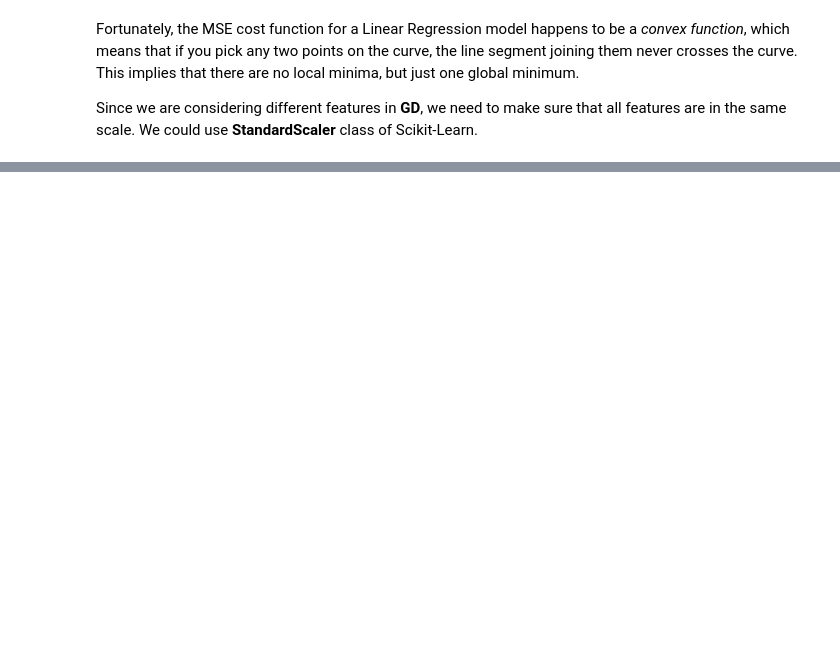
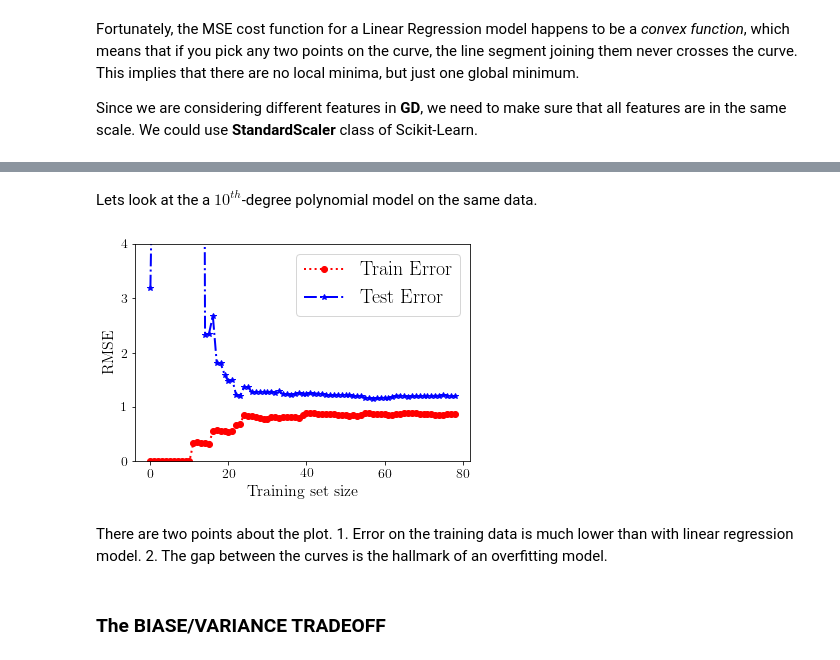
Before and after one commit to beginner1010/MachineLearning, a Jupyter notebook: Chapter 4 Training Models.ipynb, the cells around one changed output, grey strips where cells are left out. Drawn from its saved outputs; the diff is of its cells as text; code cells hidden in the pictures; blank space fills up the shorter version.

```diff
--- a/Chapter 4 Training Models.ipynb
+++ b/Chapter 4 Training Models.ipynb
@@ -81,0 +222,19 @@ Since we are considering different features in __GD__, we need to make sure that
+# %% [markdown]
+Lets look at the a $10^{th}$-degree polynomial model on the same data.
+# %%
+from sklearn.pipeline import Pipeline
+
+polynomial_regression = Pipeline([
+    ('poly_features', PolynomialFeatures(degree=10, include_bias=False)),
+    ('lin_reg', LinearRegression()),
+])
+
+plot_learning_curves(polynomial_regression, X, y)
+# %% [output]
+[figure, added]
+# %% [markdown]
+There are two points about the plot.
+    1. Error on the training data is much lower than with linear regression model.
+    2. The gap between the curves is the hallmark of an overfitting model.
+# %% [markdown]
+### The BIASE/VARIANCE TRADEOFF
```
Also changed, not shown: parts of 31 cells of this notebook.
